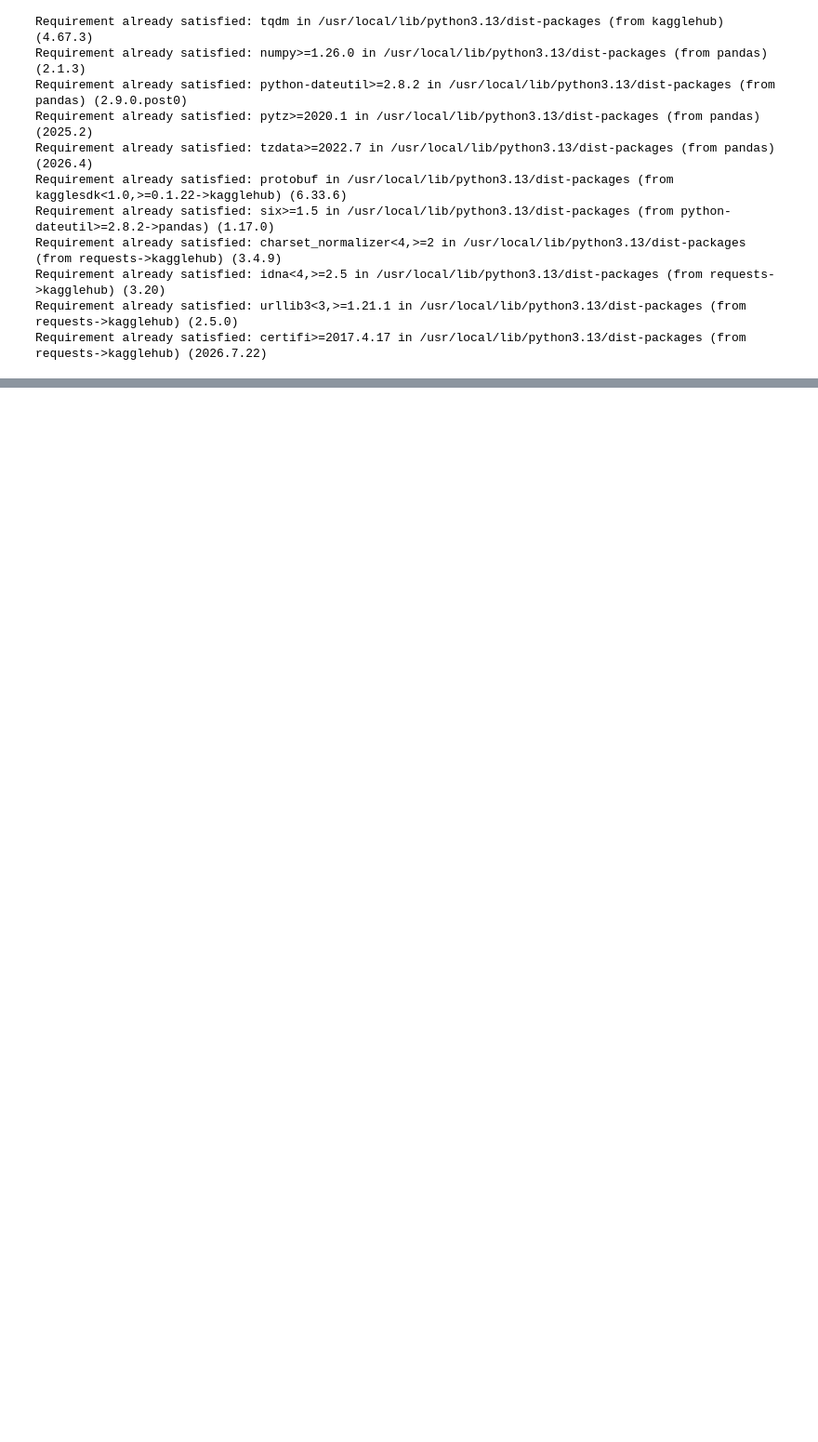
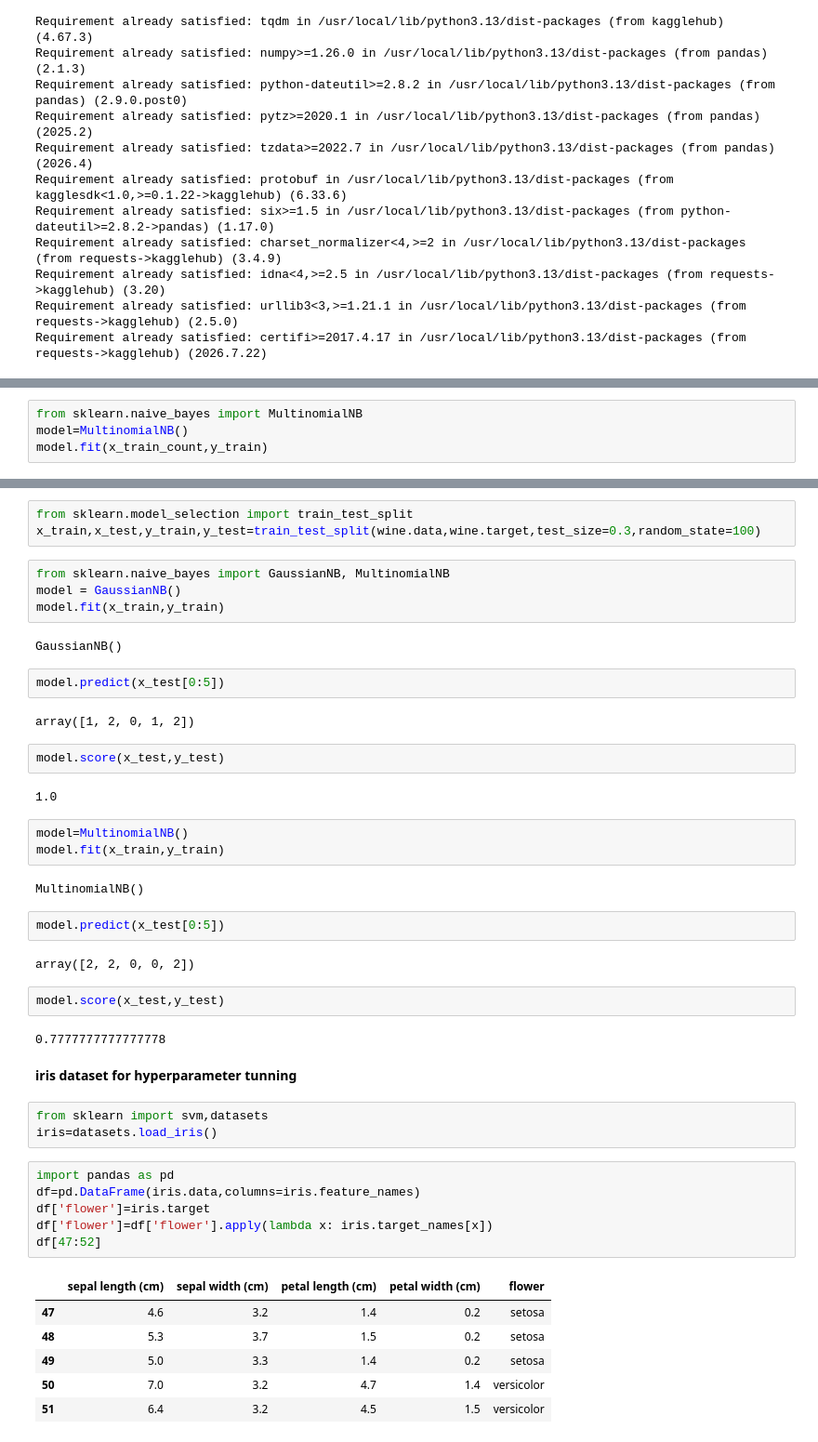
Before and after one commit to usmannaeem2036-del/skylinx-technologies, a Jupyter notebook: general_practice.ipynb, the cells around one changed output, grey strips where cells are left out. Shown at 93% size. Saved outputs shown, nothing was run; the diff lists cells and outputs as text; blank space fills up the shorter version.

```diff
--- a/general_practice.ipynb
+++ b/general_practice.ipynb
@@ -3641,0 +3692,4 @@ ImportError: cannot import name 'download' from 'kagglehub.datasets' (/usr/local
+# %%
+from sklearn.naive_bayes import MultinomialNB
+model=MultinomialNB()
+model.fit(x_train_count,y_train)
@@ -3641,0 +3771,48 @@ ImportError: cannot import name 'download' from 'kagglehub.datasets' (/usr/local
+# %%
+from sklearn.model_selection import train_test_split
+x_train,x_test,y_train,y_test=train_test_split(wine.data,wine.target,test_size=0.3,random_state=100)
+# %%
+from sklearn.naive_bayes import GaussianNB, MultinomialNB
+model = GaussianNB()
+model.fit(x_train,y_train)
+# %% [output]
+GaussianNB()
+# %%
+model.predict(x_test[0:5])
+# %% [output]
+array([1, 2, 0, 1, 2])
+# %%
+model.score(x_test,y_test)
+# %% [output]
+1.0
+# %%
+model=MultinomialNB()
+model.fit(x_train,y_train)
+# %% [output]
+MultinomialNB()
+# %%
+model.predict(x_test[0:5])
+# %% [output]
+array([2, 2, 0, 0, 2])
+# %%
+model.score(x_test,y_test)
+# %% [output]
+0.7777777777777778
+# %% [markdown]
+**iris dataset for hyperparameter tunning**
+# %%
+from sklearn import svm,datasets
+iris=datasets.load_iris()
+# %%
+import pandas as pd
+df=pd.DataFrame(iris.data,columns=iris.feature_names)
+df['flower']=iris.target
+df['flower']=df['flower'].apply(lambda x: iris.target_names[x])
+df[47:52]
+# %% [output]
+|  | sepal length (cm) | sepal width (cm) | petal length (cm) | petal width (cm) | flower |
+| 47 | 4.6 | 3.2 | 1.4 | 0.2 | setosa |
+| 48 | 5.3 | 3.7 | 1.5 | 0.2 | setosa |
+| 49 | 5.0 | 3.3 | 1.4 | 0.2 | setosa |
+| 50 | 7.0 | 3.2 | 4.7 | 1.4 | versicolor |
+| 51 | 6.4 | 3.2 | 4.5 | 1.5 | versicolor |
```
Also changed, not shown: parts of 31 cells of this notebook.
